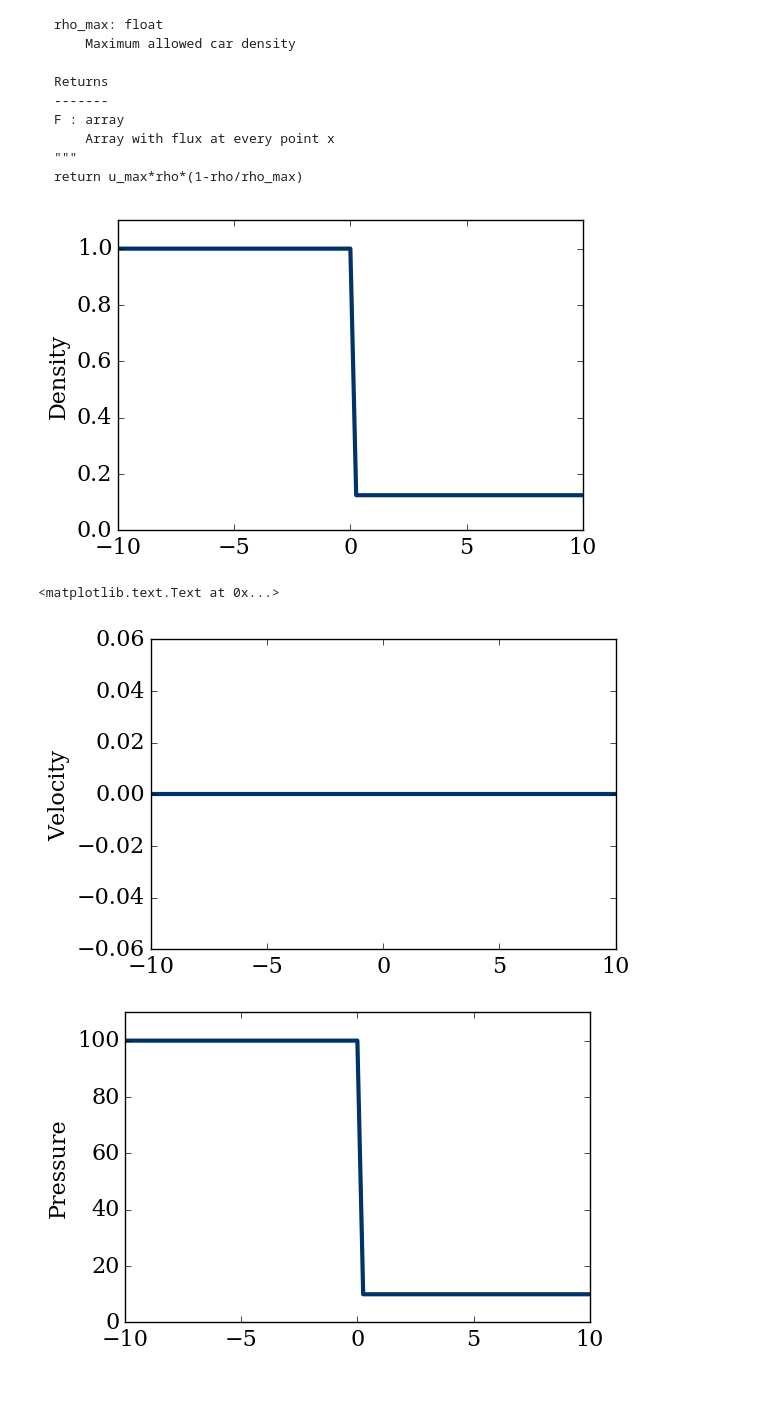
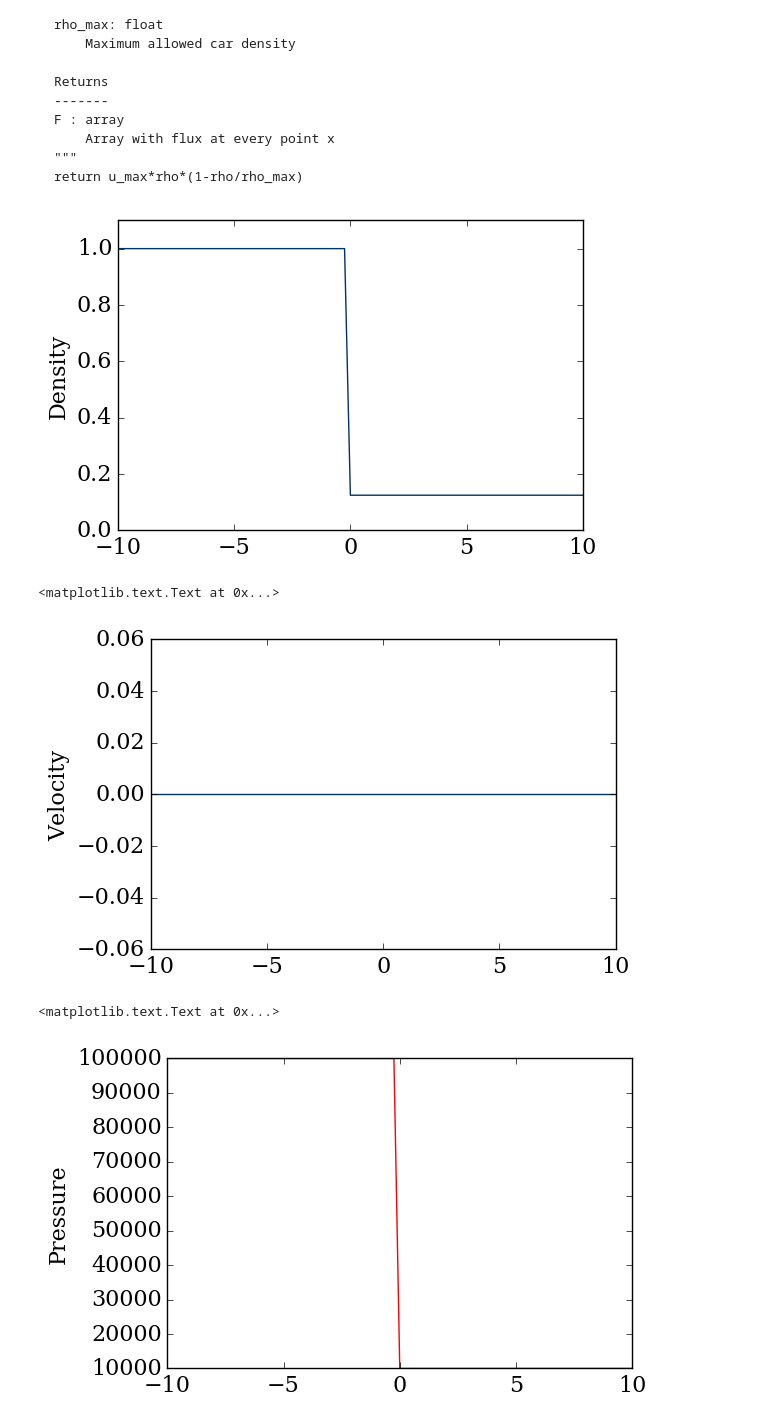
Before and after one commit to LusArt/Shock_Tube, a Jupyter notebook: Shock_Tube.ipynb, the cells around one changed output. Saved outputs shown, nothing was run; the diff lists cells and outputs as text; code cells hidden in the pictures; blank space fills up the shorter version.

```diff
--- a/Shock_Tube.ipynb
+++ b/Shock_Tube.ipynb
@@ -259,13 +259,13 @@ def shocktube(nx, cdt_left, cdt_right):
     x = numpy.ones(nx)
 
     rho = x.copy()*cdt_left[0]
-    rho[41:] = cdt_right[0]
+    rho[40:] = cdt_right[0]
 
     u = x.copy()*cdt_left[1]
-    u[41:] = cdt_right[1]
+    u[40:] = cdt_right[1]
 
     p = x.copy()*cdt_left[2]
-    p[41:] = cdt_right[2]
+    p[40:] = cdt_right[2]
 
     initials = numpy.array([rho,u,p])
 
@@ -347,13 +372,16 @@ dx = 0.25
 dt = 0.0002
 gamma = 1.4
 
+T = 0.01
+nt = int(T/dt)+1
+
 #Conditons at give space and initial time
 rho_left = 1
 u_left = 0
-p_left = 100
+p_left = 100000
 rho_right = 0.125
 u_right = 0
-p_right = 10
+p_right = 10000
 
 x = numpy.linspace(-10,10,nx)
 
@@ -361,26 +389,26 @@ condition_left = [rho_left,u_left,p_left]
 condition_right = [rho_right,u_right,p_right]
 # %%
 #fonction initiale
-initials = initials = shocktube(nx,condition_left,condition_right)
+initials = shocktube(nx,condition_left,condition_right)
 # %%
-pyplot.plot(x, initials[0], color='#003366', ls='-', lw=3)
+pyplot.plot(x, initials[0], color='#003366', ls='-', lw=1)
 pyplot.ylabel('Density')
 pyplot.xlabel('')
 pyplot.ylim(0,1.1);
 # %% [output]
-[figure, old version]
+[figure, new version]
 # %%
-pyplot.plot(x, initials[1], color='#003366', ls='-', lw=3)
+pyplot.plot(x, initials[1], color='#003366', ls='-', lw=1)
 pyplot.ylabel('Velocity')
 pyplot.xlabel('')
 # %% [output]
 <matplotlib.text.Text at 0x...>
-[figure, old version]
+[figure, new version]
 # %%
-pyplot.plot(x, initials[2], color='#003366', ls='-', lw=3)
+pyplot.plot(x, initials[2], color='r', ls='-', lw=1)
 pyplot.ylabel('Pressure')
 pyplot.xlabel('')
-pyplot.ylim(0,110);
 # %% [output]
+<matplotlib.text.Text at 0x...>
-[figure, old version]
+[figure, new version]
 # %%
```
Also changed, not shown: parts of 14 cells of this notebook.
